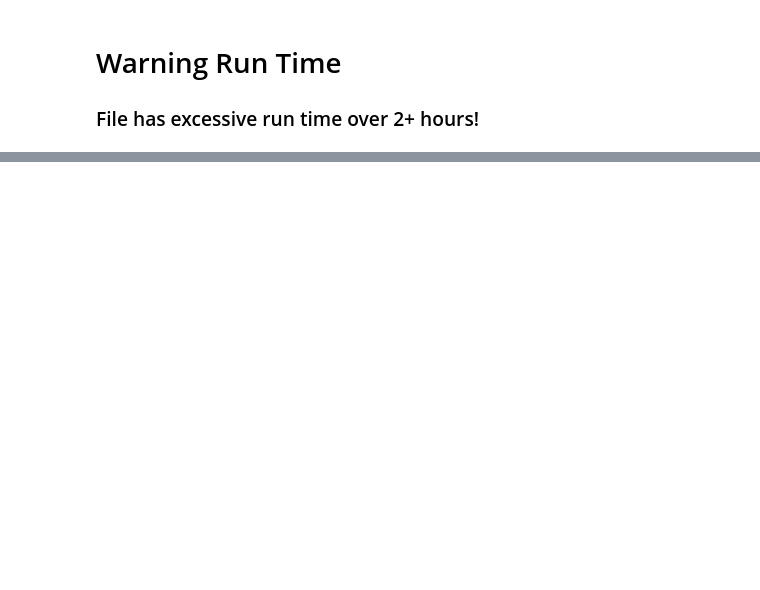
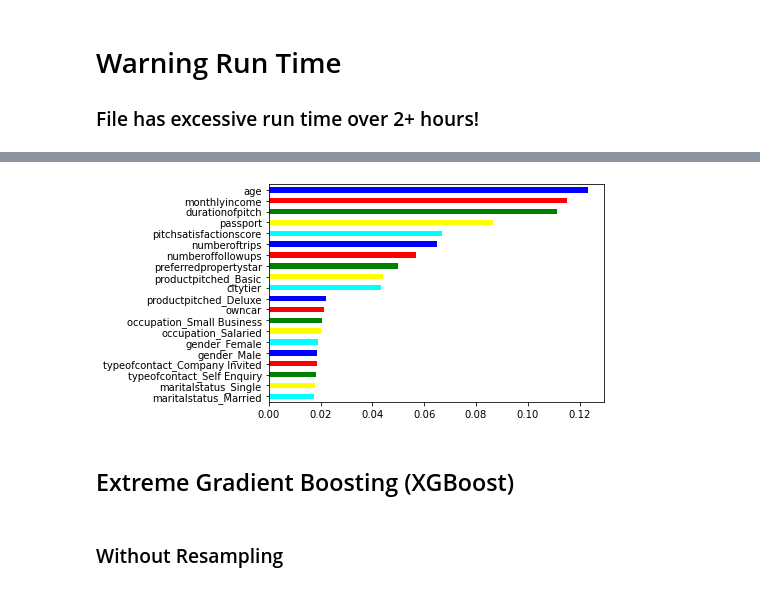
Before and after one commit to Cthompsonlbi/Team_Red, a Jupyter notebook: Notebooks/ML_Master.ipynb, the cells around one changed output, grey strips where cells are left out. Saved outputs shown, nothing was run; the diff lists cells and outputs as text; code cells hidden in the pictures; blank space fills up the shorter version.

```diff
--- a/Notebooks/ML_Master.ipynb
+++ b/Notebooks/ML_Master.ipynb
@@ -45,0 +413,10 @@ features_df
+# %%
+# Chart important features in optimized, resampled Random Forest
+feat_importances = pd.Series(brclf.feature_importances_, index=X.columns)
+feat_importances.nlargest(20).plot(kind='barh',color=['blue', 'red', 'green', 'yellow', 'cyan']).invert_yaxis()
+# %% [output]
+[figure, added]
+# %% [markdown]
+## Extreme Gradient Boosting (XGBoost)
+# %% [markdown]
+### Without Resampling
```
Also changed, not shown: parts of 38 cells of this notebook.
